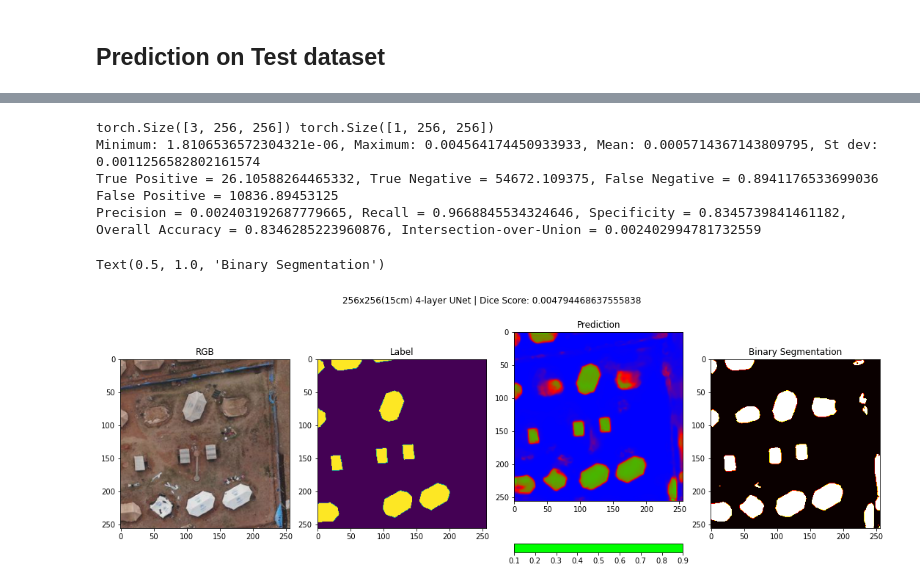
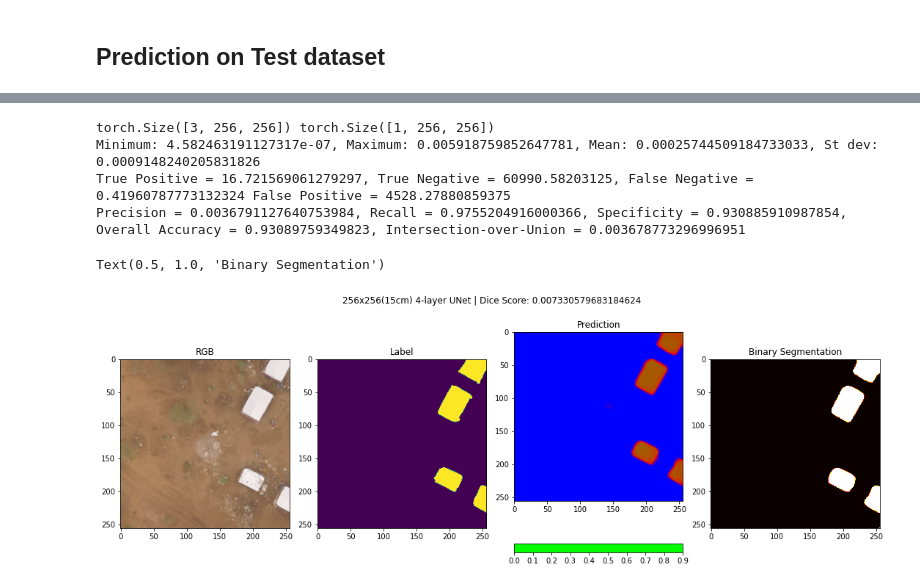
Before and after one commit to chrischank/HOTOSM_OAM_codeV2, a Jupyter notebook: Train_loop.ipynb, the cells around one changed output, grey strips where cells are left out. Drawn from its saved outputs; the diff is of its cells as text; code cells hidden in the pictures.

```diff
--- a/Train_loop.ipynb
+++ b/Train_loop.ipynb
@@ -95,7 +94,7 @@ def tvt_split(td):
 
         return train_IMG, val_IMG, test_IMG
 
-data_path = os.path.abspath("/home/mnt/HOTOSM_data/TVT_15cm")
+data_path = os.path.abspath("/home/mnt/HOTOSM_data/TVT_10cm")
 
 if os.path.exists(data_path) == True:
 
@@ -140,7 +139,7 @@ else:
 
     DZK_train, DZK_val, DZK_test = tvt_split(td_DZK10)
     KBY_train, KBY_val, KBY_test = tvt_split(td_KBY10)
-    DZKN_train, DZKN_val, DZKN_test = tvt_split(td_DZK10)
+    DZKN_train, DZKN_val, DZKN_test = tvt_split(td_DZKN10)
 
     ##################
     # TOO COMPLICATED#
@@ -271,7 +270,7 @@ print("Concatenated TESTING images and labels pair: {0} :".format(len(Test.png_d
 #    print(f"Image: {x}", f"Label: {y}")
 
 # plot a sample
-train_pair = random.choice(BLUR_Train)
+train_pair = random.choice(SOL_Train)
 print(train_pair[0].shape, train_pair[1].shape)
 
 fig = plt.figure()
@@ -596,8 +592,13 @@ Net = smp.Unet(encoder_name = 'efficientnet-b1', encoder_depth = 4,
                in_channels = 3, classes = 1, activation = "sigmoid", aux_params = None)
 
 #Net = Four_UNet()
+
 checkpoint_dir = os.path.abspath("/home/mnt/HOTOSM_data/checkpoints")
-NN_weights = os.path.join(checkpoint_dir, xp_name, xp_name + "_iter_324647.pth")
+#checkpoint_dir = os.path.abspath("/home/chris/Dropbox/HOTOSM/SAMPLE/best_weights")
+
+xp_name = "20713:5094_256oc1_EB1-Unet-IMN_lr1e-3_wd1e-5_b32_ep500_BCE_RLRONPLATEAU(min1e-8)P20"
+
+NN_weights = os.path.join(checkpoint_dir, xp_name, xp_name + "_iter_318167.pth")
 
 NN_weights = torch.load(NN_weights, map_location = device)
 
@@ -641,37 +642,37 @@ with torch.no_grad():
 print("True Positive = {0}, True Negative = {1}, False Negative = {2} False Positive = {3}".format(TP, TN, FN, FP))
 print("Precision = {0}, Recall = {1}, Specificity = {2}, Overall Accuracy = {3}, Intersection-over-Union = {4}".format(Precision, Recall, Specificity, OA, IoU))
 
 # Plotting the RGB, Prediction, and Confidence
 fig = plt.figure(figsize = (15, 6))
 ax = fig.add_subplot(1, 4, 1)
 fig.tight_layout(w_pad = 3)
 fig.suptitle("256x256(15cm) 4-layer UNet | Dice Score: {0}".format(dice_score))
 RGB = plt.imshow(test_pair[0].detach().cpu().numpy().transpose(1, 2, 0))
 ax.set_title('RGB')
 
 ax = fig.add_subplot(1, 4, 2)
 PILlbl = lbl.detach().cpu().numpy().transpose(1, 2, 0)
 plt.imshow(PILlbl)
 ax.set_title('Label')
 
 ax = fig.add_subplot(1, 4, 3)
 PILpred = prediction.detach().cpu().numpy().transpose(1, 2, 0)
 plt.imshow(PILpred, cmap = "brg")
 plt.colorbar(boundaries = np.arange(0, 1.0, 0.1), ticks = np.arange(0, 1.0, 0.1),
              orientation = "horizontal")
 ax.set_title('Prediction')
 
 ax = fig.add_subplot(1, 4, 4)
 PILbin = pred_BOOL.detach().cpu().numpy().transpose(1, 2, 0)
 plt.imshow(PILbin, cmap = "hot")
 ax.set_title('Binary Segmentation')
 # %% [output]
 torch.Size([3, 256, 256]) torch.Size([1, 256, 256])
-Minimum: 1.8106536572304321e-06, Maximum: 0.004564174450933933, Mean: 0.0005714367143809795, St dev: 0.0011256582802161574
-True Positive = 26.10588264465332, True Negative = 54672.109375, False Negative = 0.8941176533699036 False Positive = 10836.89453125
-Precision = 0.002403192687779665, Recall = 0.9668845534324646, Specificity = 0.8345739841461182, Overall Accuracy = 0.8346285223960876, Intersection-over-Union = 0.002402994781732559
+Minimum: 4.582463191127317e-07, Maximum: 0.005918759852647781, Mean: 0.00025744509184733033, St dev: 0.0009148240205831826
+True Positive = 16.721569061279297, True Negative = 60990.58203125, False Negative = 0.41960787773132324 False Positive = 4528.27880859375
+Precision = 0.0036791127640753984, Recall = 0.9755204916000366, Specificity = 0.930885910987854, Overall Accuracy = 0.93089759349823, Intersection-over-Union = 0.003678773296996951
 Text(0.5, 1.0, 'Binary Segmentation')
-[figure, old version]
+[figure, new version]
 # %%
 # Loading testing batch
 test_loader = DataLoader(Test, batch_size = 1, shuffle = True)
```
Also changed, not shown: parts of 10 cells of this notebook, 8 other files.
